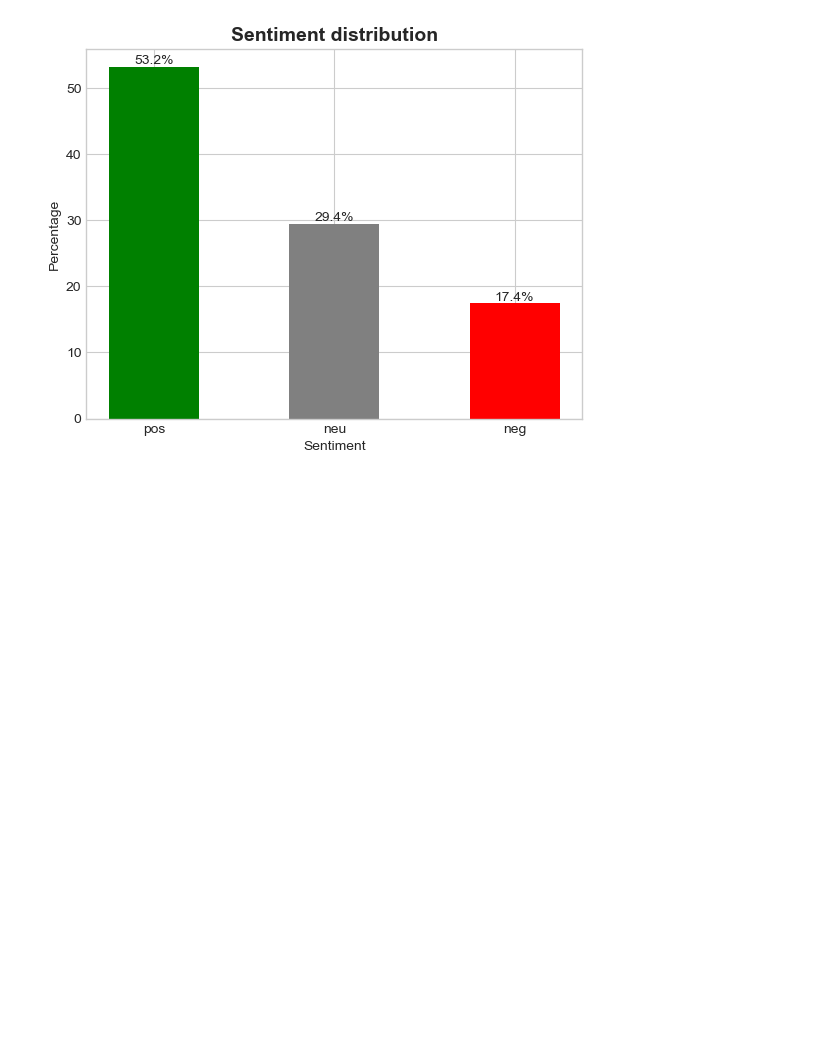
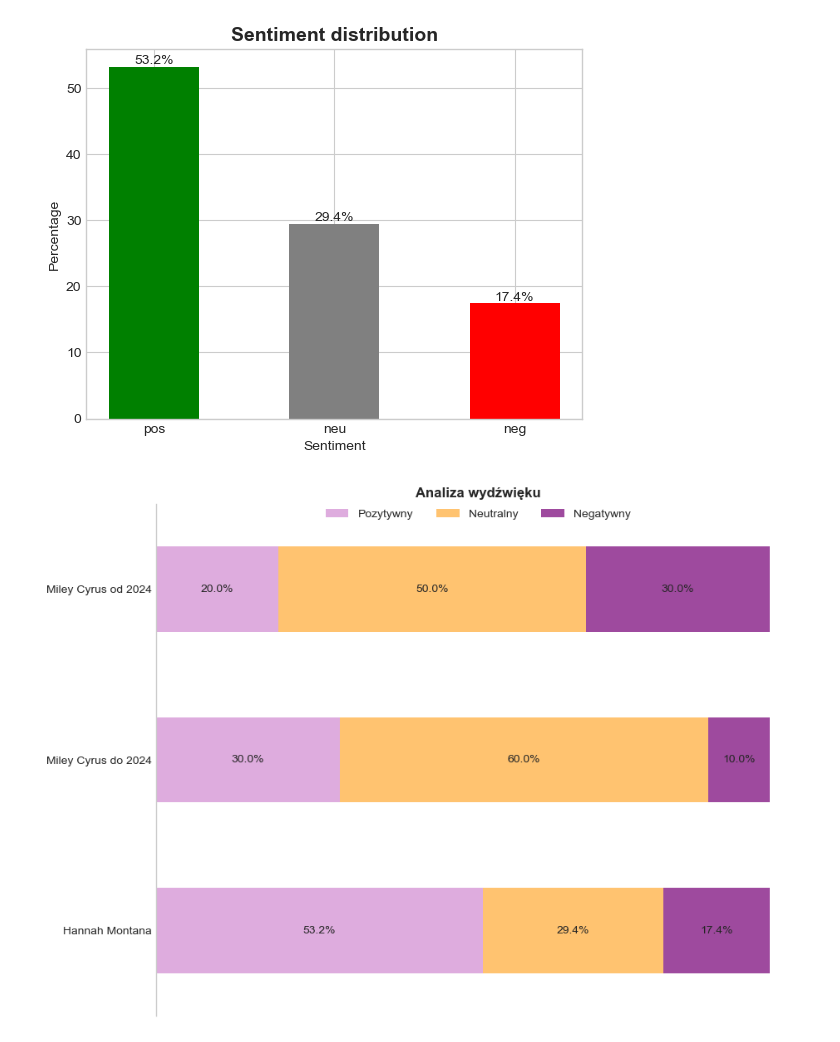
Before and after one commit to iga-bochniak/Spolecznosc-muzyczna-Reddit, a Jupyter notebook: text_mining_hannah.ipynb, the cells around one changed output. Saved outputs shown, nothing was run; the diff lists cells and outputs as text; code cells hidden in the pictures; blank space fills up the shorter version.

Commit message:
Text mining only about r/hannahmontana
Additional plot

```diff
--- a/text_mining_hannah.ipynb
+++ b/text_mining_hannah.ipynb
@@ -555,3 +555,45 @@ plt.ylabel("Percentage")
 plt.show()
 # %% [output]
 [figure]
+# %%
+category_names = ["Pozytywny", "Neutralny", "Negatywny"]
+
+colors = ["#deacde", "#ffc370","#9e4a9e"]
+
+df = pd.DataFrame({
+    "Pozytywny": [53.2, 30, 20],
+    "Neutralny":[29.4, 60, 50],
+    "Negatywny": [17.4, 10, 30]
+}, index = ["Hannah Montana", "Miley Cyrus do 2024", "Miley Cyrus od 2024"])
+
+
+ax = df.plot(kind = "barh",
+             stacked = True,
+             color = colors,
+             figsize = (10,8))
+
+for container in ax.containers:
+    ax.bar_label(container,
+                label_type = "center",
+                labels = [f"{bar.get_width():.1f}%" for bar in container
+    ])
+
+ax.xaxis.set_visible(False)
+
+ax.set_title("Analiza wydźwięku", fontweight = "bold")
+ax.grid(False)
+ax.spines["top"].set_visible(False)
+ax.spines["right"].set_visible(False)
+ax.spines["bottom"].set_visible(False)
+
+ax.legend(
+    loc="upper center",
+    bbox_to_anchor=(0.5, 1.01),
+    ncol=len(df.columns),
+    frameon=False
+)
+
+
+plt.show()
+# %% [output]
+[figure, added]
```
Also changed, not shown: parts of 3 cells of this notebook.
